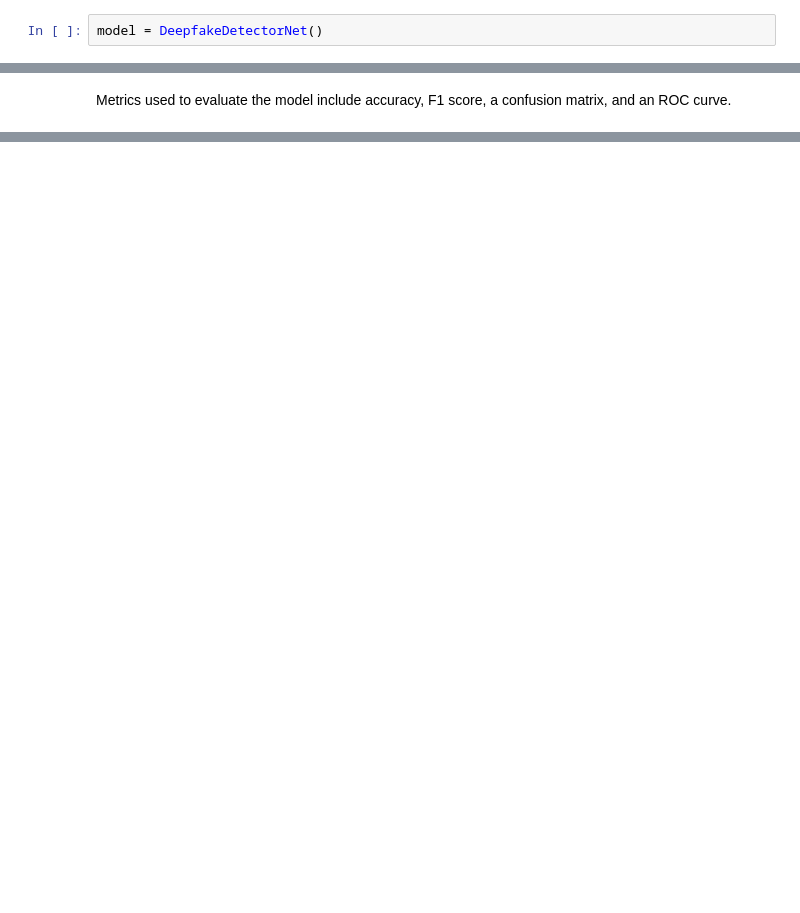
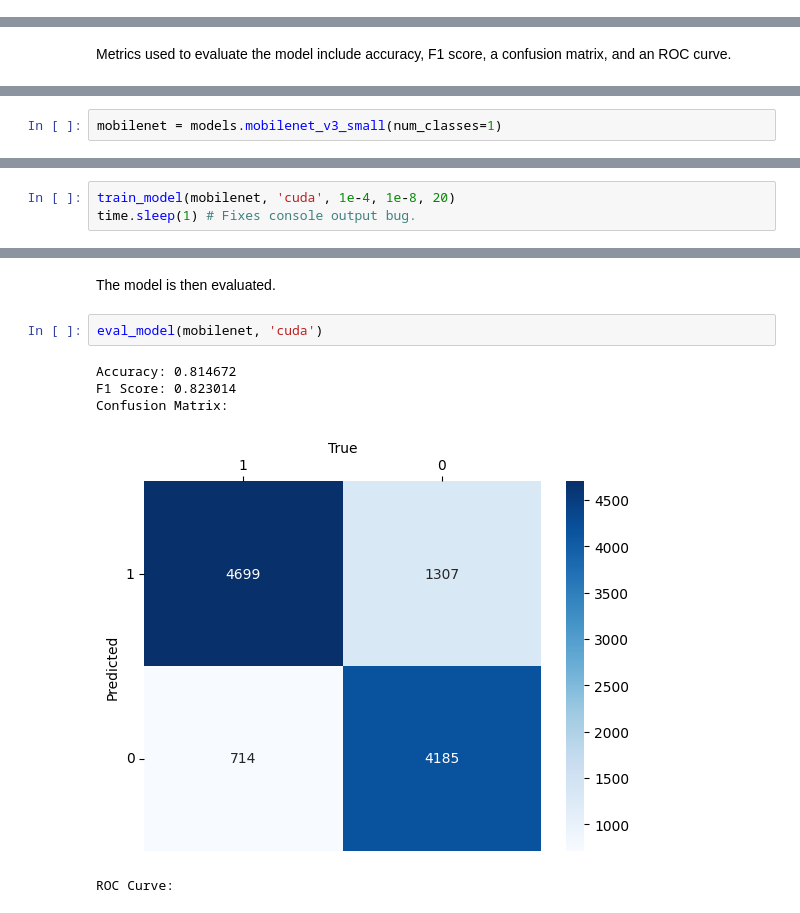
Before and after one commit to danieltebor/cs4267-deepfake-detector-project, a Jupyter notebook: cs4267_deepfake_detector_project.ipynb, the cells around one changed output, grey strips where cells are left out. Cells and saved outputs as stored; diff of their text form; blank space fills up the shorter version.

Commit message:
Add new notebook with MobileNet results.

```diff
--- a/cs4267_deepfake_detector_project.ipynb
+++ b/cs4267_deepfake_detector_project.ipynb
@@ -142,2 +142,0 @@ We implement a custom ConvNet based on the modern [ConvNeXt](https://arxiv.org/p
-# %%
-model = DeepfakeDetectorNet()
@@ -294,0 +322,2 @@ ROC Curve:
+# %%
+mobilenet = models.mobilenet_v3_small(num_classes=1)
@@ -294,0 +326,3 @@ ROC Curve:
+# %%
+train_model(mobilenet, 'cuda', 1e-4, 1e-8, 20)
+time.sleep(1) # Fixes console output bug.
@@ -294,0 +343,10 @@ ROC Curve:
+# %% [markdown]
+The model is then evaluated.
+# %%
+eval_model(mobilenet, 'cuda')
+# %% [output]
+Accuracy: 0.814672
+F1 Score: 0.823014
+Confusion Matrix:
+[figure, added]
+ROC Curve:
```
Also changed, not shown: parts of 24 cells of this notebook.
